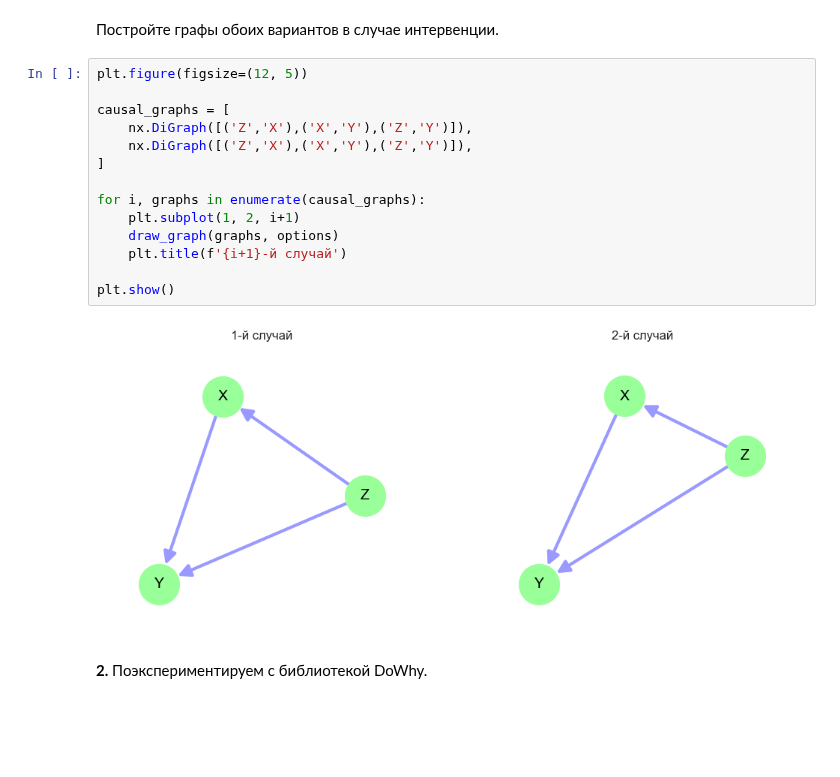
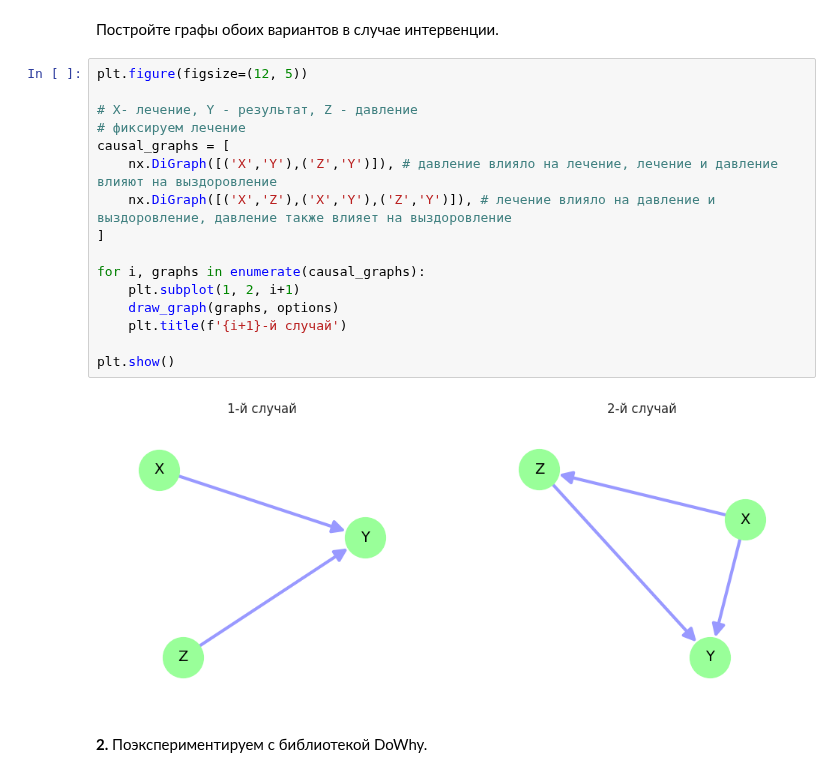
Before and after one commit to NMashalov/2023_OpenMipt_course, a Jupyter notebook: lesson14/sem13.ipynb, the cells around one changed output. Drawn from its saved outputs; the diff is of its cells as text; blank space fills up the shorter version.

```diff
--- a/lesson14/sem13.ipynb
+++ b/lesson14/sem13.ipynb
@@ -143,19 +142,21 @@ data
 # %%
 plt.figure(figsize=(12, 5))
 
+# X- лечение, Y - результат, Z - давление
+# фиксируем лечение
 causal_graphs = [
-    nx.DiGraph([('Z','X'),('X','Y'),('Z','Y')]),
-    nx.DiGraph([('Z','X'),('X','Y'),('Z','Y')]),
+    nx.DiGraph([('X','Y'),('Z','Y')]), # давление влияло на лечение, лечение и давление влияют на выздоровление
+    nx.DiGraph([('X','Z'),('X','Y'),('Z','Y')]), # лечение влияло на давление и выздоровление, давление также влияет на выздоровление
 ]
 
 for i, graphs in enumerate(causal_graphs):
     plt.subplot(1, 2, i+1)
     draw_graph(graphs, options)
     plt.title(f'{i+1}-й случай')
 
 plt.show()
 # %% [output]
-[figure, old version]
+[figure, new version]
 # %% [markdown]
 **2.** Поэкспериментируем с библиотекой DoWhy.
 # %% [markdown]
```
Also changed, not shown: parts of 23 cells of this notebook.
